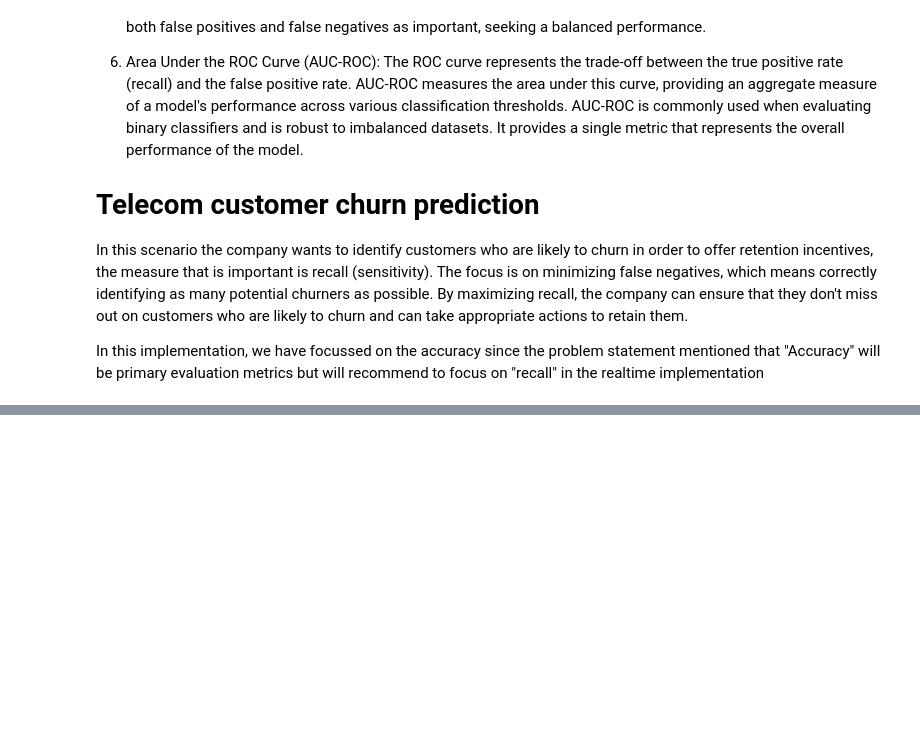
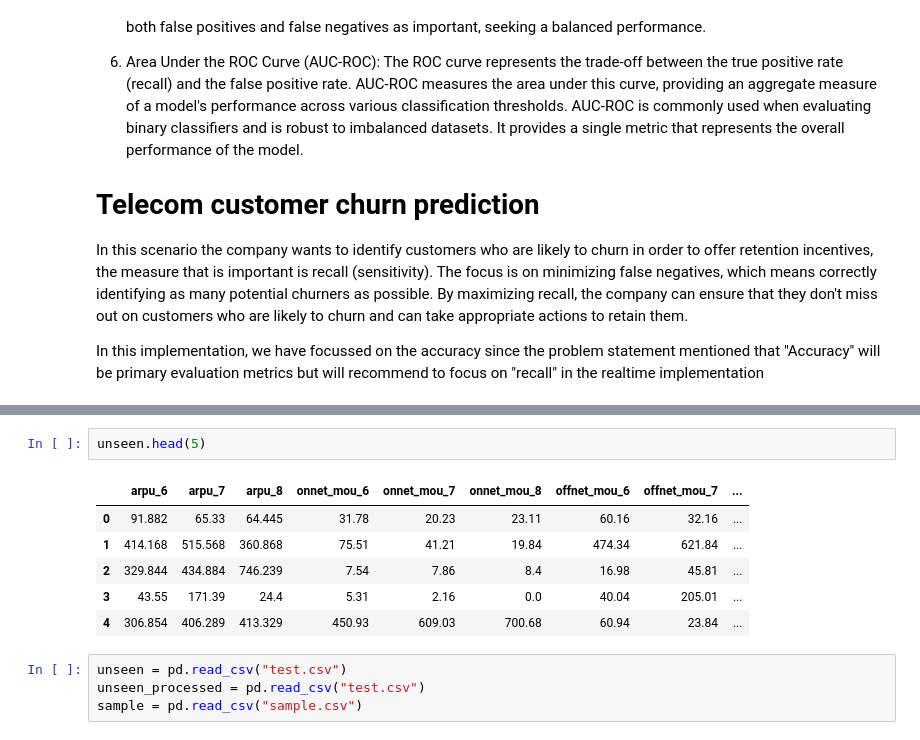
Before and after one commit to chitra-psg/telecom_churn, a Jupyter notebook: telecom_churn_prediction_accuracy.ipynb, the cells around one changed output, grey strips where cells are left out. Cells and saved outputs as stored; diff of their text form; blank space fills up the shorter version.

```diff
--- a/telecom_churn_prediction_accuracy.ipynb
+++ b/telecom_churn_prediction_accuracy.ipynb
@@ -1136,0 +1194,13 @@ In this implementation, we have focussed on the accuracy since the problem state
+# %%
+unseen.head(5)
+# %% [output]
+|  | arpu_6 | arpu_7 | arpu_8 | onnet_mou_6 | onnet_mou_7 | onnet_mou_8 | offnet_mou_6 | offnet_mou_7 | ... |
+| 0 | 91.882 | 65.33 | 64.445 | 31.78 | 20.23 | 23.11 | 60.16 | 32.16 | ... |
+| 1 | 414.168 | 515.568 | 360.868 | 75.51 | 41.21 | 19.84 | 474.34 | 621.84 | ... |
+| 2 | 329.844 | 434.884 | 746.239 | 7.54 | 7.86 | 8.4 | 16.98 | 45.81 | ... |
+| 3 | 43.55 | 171.39 | 24.4 | 5.31 | 2.16 | 0.0 | 40.04 | 205.01 | ... |
+| 4 | 306.854 | 406.289 | 413.329 | 450.93 | 609.03 | 700.68 | 60.94 | 23.84 | ... |
+# %%
+unseen = pd.read_csv("test.csv")
+unseen_processed = pd.read_csv("test.csv")
+sample = pd.read_csv("sample.csv")
```
Also changed, not shown: parts of 10 cells of this notebook.
